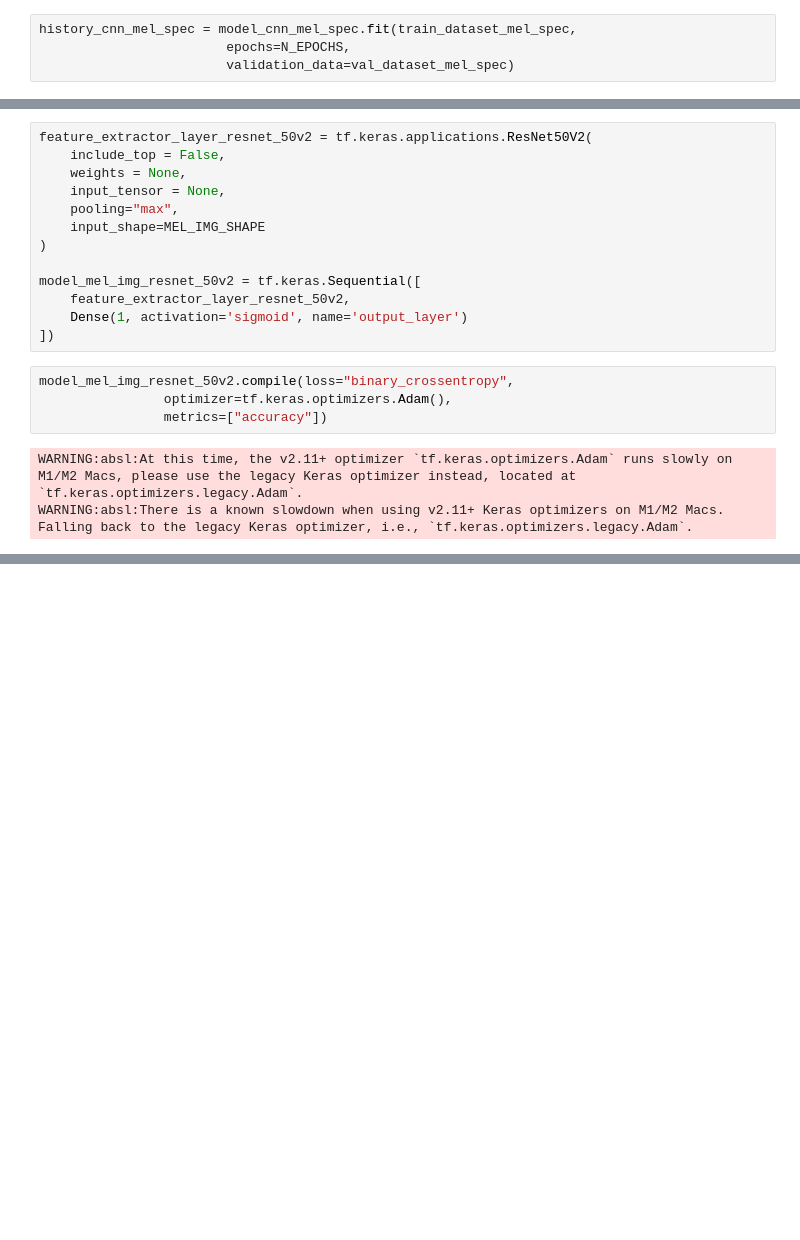
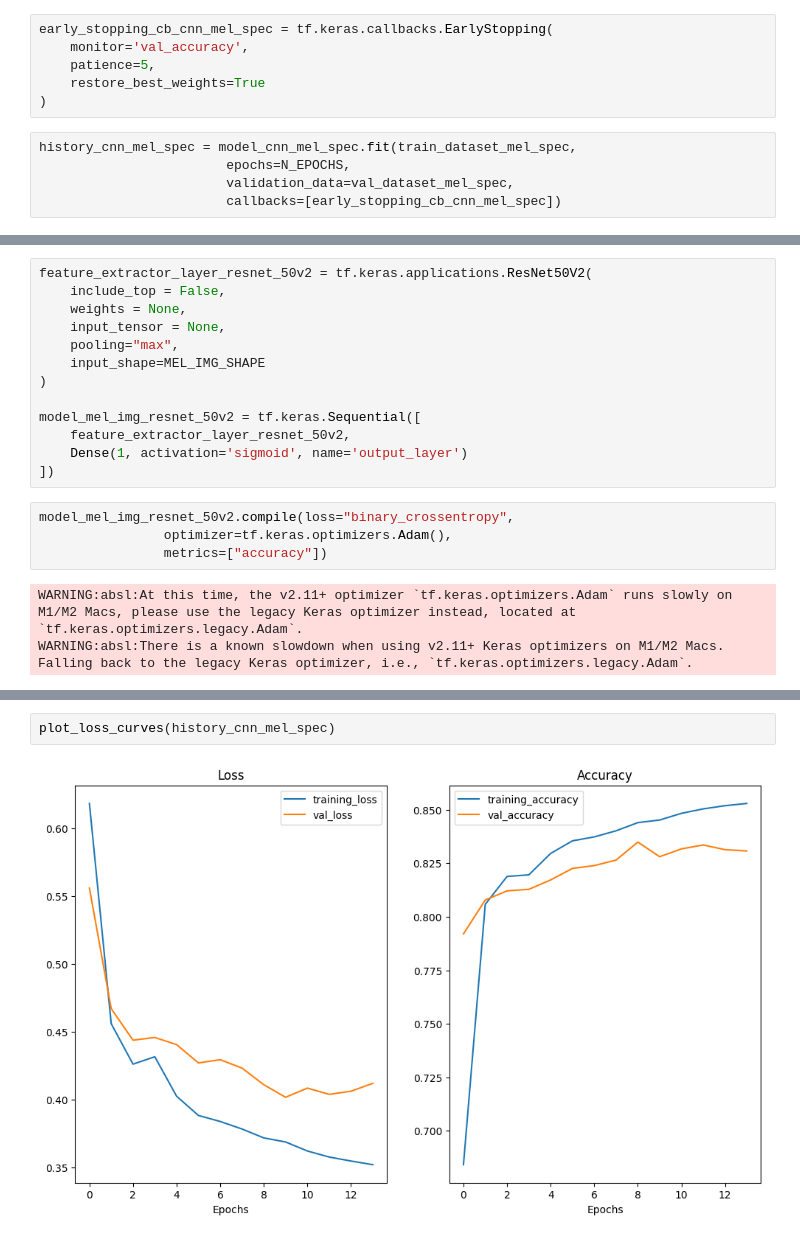
Before and after one commit to ashfaq1701/male-female-voice-classification, a Jupyter notebook: main.ipynb, the cells around one changed output, grey strips where cells are left out. Saved outputs shown, nothing was run; the diff lists cells and outputs as text; blank space fills up the shorter version.

```diff
--- a/main.ipynb
+++ b/main.ipynb
@@ -371,8 +380,15 @@ model_cnn_mel_spec.compile(loss="binary_crossentropy",
 # %% [output]
 WARNING:absl:At this time, the v2.11+ optimizer `tf.keras.optimizers.Adam` runs slowly on M1/M2 Macs, please use the legacy Keras optimizer instead, located at `tf.keras.optimizers.legacy.Adam`.
 WARNING:absl:There is a known slowdown when using v2.11+ Keras optimizers on M1/M2 Macs. Falling back to the legacy Keras optimizer, i.e., `tf.keras.optimizers.legacy.Adam`.
+# %%
+early_stopping_cb_cnn_mel_spec = tf.keras.callbacks.EarlyStopping(
+    monitor='val_accuracy',
+    patience=5,
+    restore_best_weights=True
+)
 # %%
 history_cnn_mel_spec = model_cnn_mel_spec.fit(train_dataset_mel_spec,
                         epochs=N_EPOCHS,
-                        validation_data=val_dataset_mel_spec)
+                        validation_data=val_dataset_mel_spec,
+                        callbacks=[early_stopping_cb_cnn_mel_spec])
 # %% [output]
@@ -742,0 +839,4 @@ model_mel_img_resnet_50v2.evaluate(val_mel_img_dataset)
+# %%
+plot_loss_curves(history_cnn_mel_spec)
+# %% [output]
+[figure, added]
```
Also changed, not shown: parts of 41 cells of this notebook, 1 other file.
